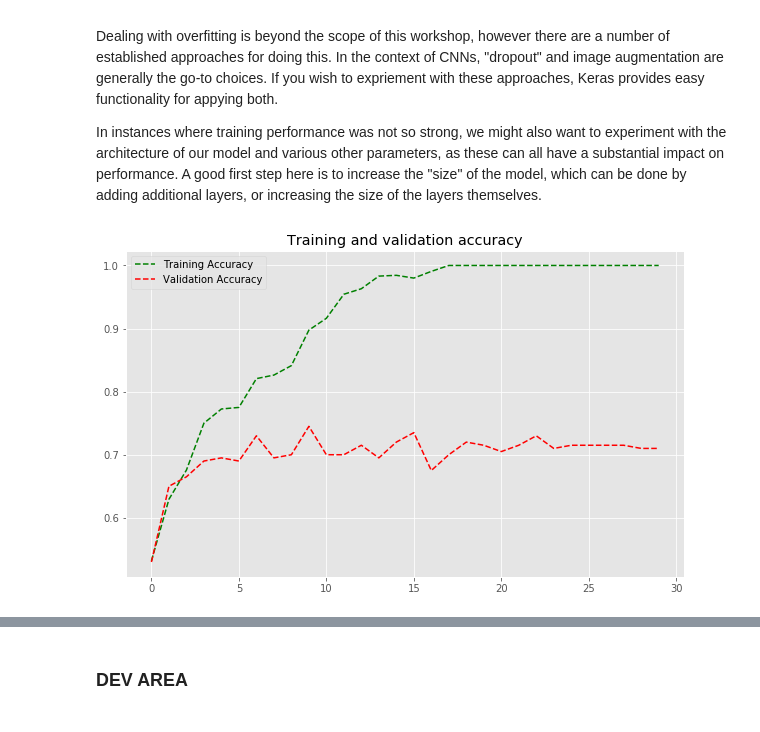
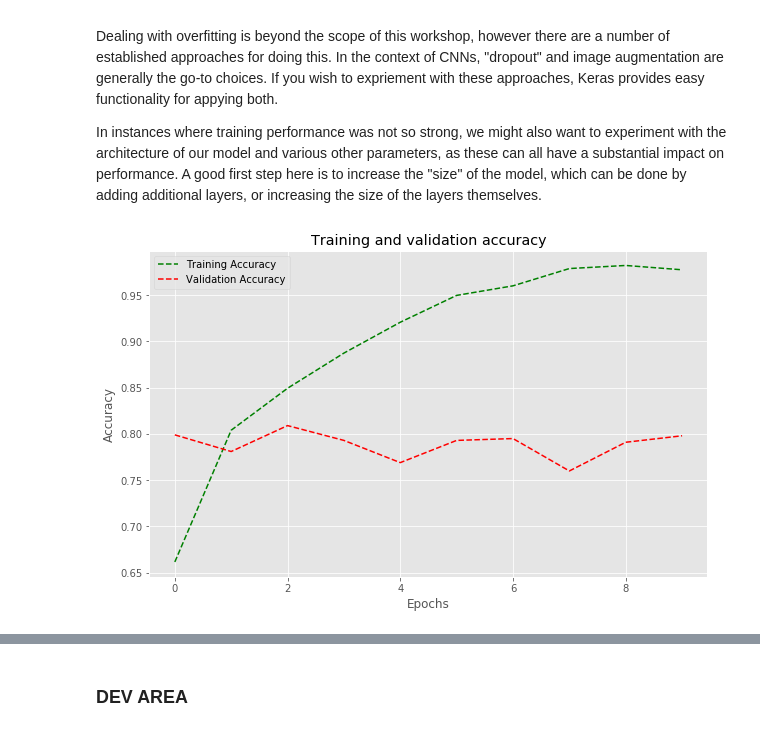
Before and after one commit to rdgreene/CNN-Workshop, a Jupyter notebook: CNN_Workshop.ipynb, the cells around one changed output, grey strips where cells are left out. Saved outputs shown, nothing was run; the diff lists cells and outputs as text; code cells hidden in the pictures.

```diff
--- a/CNN_Workshop.ipynb
+++ b/CNN_Workshop.ipynb
@@ -119,7 +122,7 @@ test_datagen = ImageDataGenerator(rescale=1./255) # TODO: move
 train_generator = train_datagen.flow_from_directory(
     train_dir,
     target_size=(target_size, target_size),
-    batch_size=32,
+    batch_size=64,
     class_mode='binary'
     )
 
@@ -173,19 +177,21 @@ Dealing with overfitting is beyond the scope of this workshop, however there are
 In instances where training performance was not so strong, we might also want to experiment with the architecture of our model and various other parameters, as these can all have a substantial impact on performance. A good first step here is to increase the "size" of the model, which can be done by adding additional layers, or increasing the size of the layers themselves.
 # %%
 # get accuracy metrics recorded during training process
-train_accuracy = history.history['accuracy']
-val_accuracy = history.history['val_accuracy']
+train_accuracy = history.history['acc']
+val_accuracy = history.history['val_acc']
 epochs = range(len(train_accuracy))
 
 # plot accuracy recorded on training and validation test set after each epoch
 plt.figure(figsize=(10,6))
 plt.plot(epochs, train_accuracy, 'g--', label='Training Accuracy')
 plt.plot(epochs, val_accuracy, 'r--', label='Validation Accuracy')
+plt.ylabel('Accuracy')
+plt.xlabel('Epochs')
 plt.title('Training and validation accuracy')
 plt.legend()
 plt.show()
 # %% [output]
-[figure, old version]
+[figure, new version]
 # %%
 from tensorflow.examples.tutorials.mnist import input_data
 mnist = input_data.read_data_sets('MNIST_data', one_hot=True)
```
Also changed, not shown: parts of 14 cells of this notebook.
